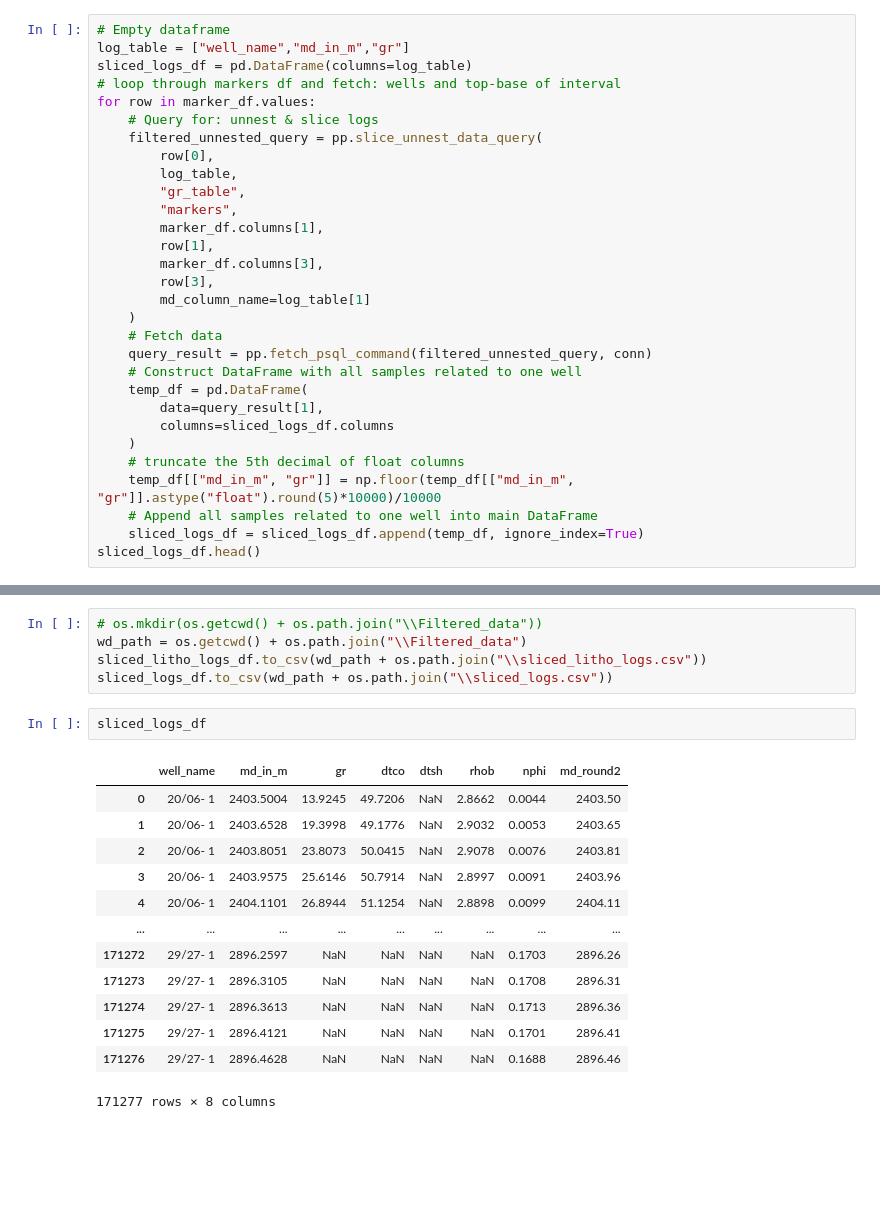
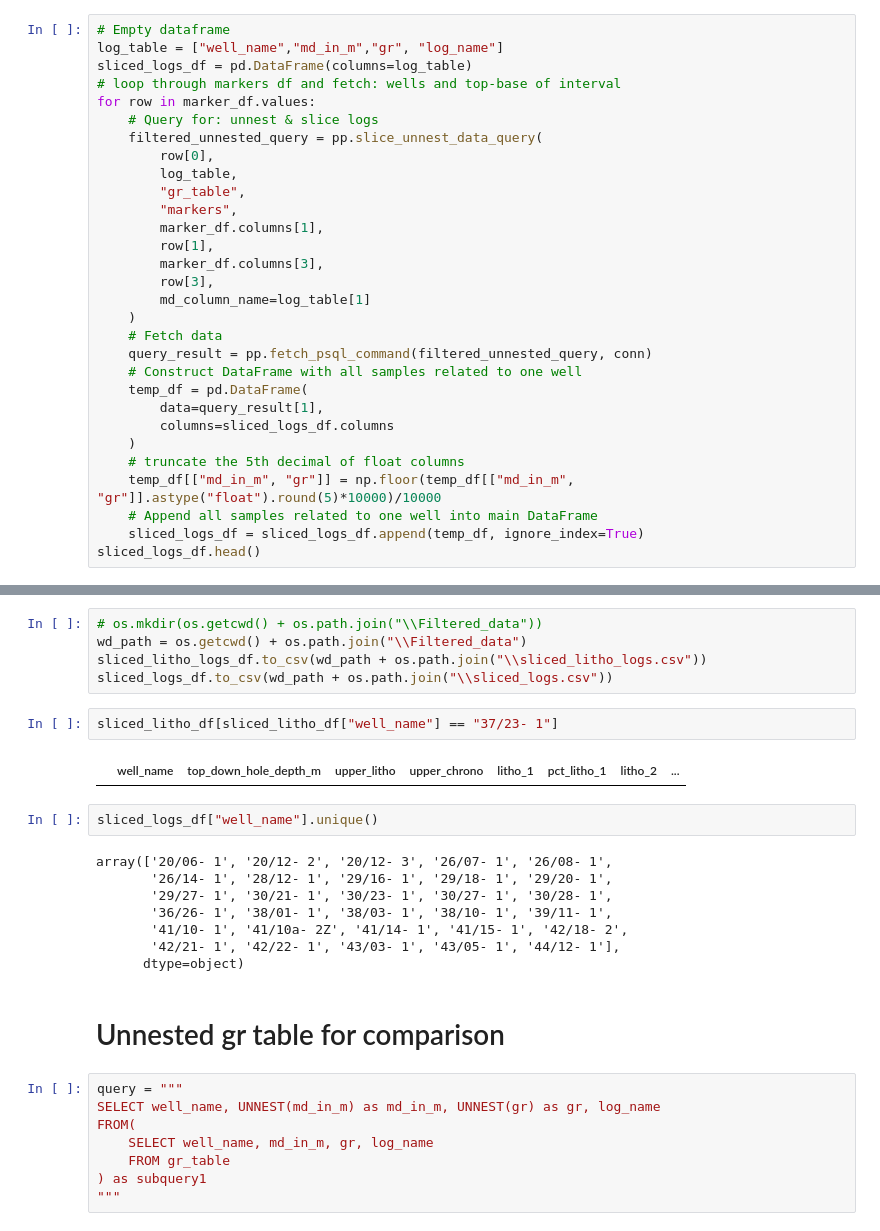
Before and after one commit to lsdR94/OpendTect_wells_to_PSQL, a Jupyter notebook: DATABASE_TURORIAL.ipynb, the cells around one changed output, grey strips where cells are left out. Drawn from its saved outputs; the diff is of its cells as text; blank space fills up the shorter version.

```diff
--- a/DATABASE_TURORIAL.ipynb
+++ b/DATABASE_TURORIAL.ipynb
@@ -1163,7 +1506,7 @@ As it was mention before, log data is organized by arrays. Arrays preclude most
 The process of unnesting and slicing is done by looping through the wells and making queries for each one of these. The following cell illustrates the process of constructing the queries with the ***py_to_psql.slice_unnest_data_query*** function and the population of the corresponding data into DataFrames. Do note that, for each row, there is a sample and a repetitive field that could potencially overload memory consumption if the logs weren't sliced. The output of the process consist of a DataFrame with more than 250.000 samples that although it contains less data than *gr_df*, it usages 16.3 mb of memory. This fact verifies that storing all the logs for all the wells in the survey using a sample organization is not memory wise.
 # %%
 # Empty dataframe
-log_table = ["well_name","md_in_m","gr"]
+log_table = ["well_name","md_in_m","gr", "log_name"]
 sliced_logs_df = pd.DataFrame(columns=log_table)
 # loop through markers df and fetch: wells and top-base of interval
 for row in marker_df.values:
@@ -1420,18 +1763,26 @@ wd_path = os.getcwd() + os.path.join("\\Filtered_data")
 sliced_litho_logs_df.to_csv(wd_path + os.path.join("\\sliced_litho_logs.csv"))
 sliced_logs_df.to_csv(wd_path + os.path.join("\\sliced_logs.csv"))
 # %%
-sliced_logs_df
+sliced_litho_df[sliced_litho_df["well_name"] == "37/23- 1"]
 # %% [output]
-|  | well_name | md_in_m | gr | dtco | dtsh | rhob | nphi | md_round2 |
-| 0 | 20/06- 1 | 2403.5004 | 13.9245 | 49.7206 | NaN | 2.8662 | 0.0044 | 2403.50 |
-| 1 | 20/06- 1 | 2403.6528 | 19.3998 | 49.1776 | NaN | 2.9032 | 0.0053 | 2403.65 |
-| 2 | 20/06- 1 | 2403.8051 | 23.8073 | 50.0415 | NaN | 2.9078 | 0.0076 | 2403.81 |
-| 3 | 20/06- 1 | 2403.9575 | 25.6146 | 50.7914 | NaN | 2.8997 | 0.0091 | 2403.96 |
-| 4 | 20/06- 1 | 2404.1101 | 26.8944 | 51.1254 | NaN | 2.8898 | 0.0099 | 2404.11 |
-| ... | ... | ... | ... | ... | ... | ... | ... | ... |
-| 171272 | 29/27- 1 | 2896.2597 | NaN | NaN | NaN | NaN | 0.1703 | 2896.26 |
-| 171273 | 29/27- 1 | 2896.3105 | NaN | NaN | NaN | NaN | 0.1708 | 2896.31 |
-| 171274 | 29/27- 1 | 2896.3613 | NaN | NaN | NaN | NaN | 0.1713 | 2896.36 |
-| 171275 | 29/27- 1 | 2896.4121 | NaN | NaN | NaN | NaN | 0.1701 | 2896.41 |
-| 171276 | 29/27- 1 | 2896.4628 | NaN | NaN | NaN | NaN | 0.1688 | 2896.46 |
+|  | well_name | top_down_hole_depth_m | upper_litho | upper_chrono | litho_1 | pct_litho_1 | litho_2 | ... |
-171277 rows × 8 columns
+# %%
+sliced_logs_df["well_name"].unique()
+# %% [output]
+array(['20/06- 1', '20/12- 2', '20/12- 3', '26/07- 1', '26/08- 1',
+       '26/14- 1', '28/12- 1', '29/16- 1', '29/18- 1', '29/20- 1',
+       '29/27- 1', '30/21- 1', '30/23- 1', '30/27- 1', '30/28- 1',
+       '36/26- 1', '38/01- 1', '38/03- 1', '38/10- 1', '39/11- 1',
+       '41/10- 1', '41/10a- 2Z', '41/14- 1', '41/15- 1', '42/18- 2',
+       '42/21- 1', '42/22- 1', '43/03- 1', '43/05- 1', '44/12- 1'],
+      dtype=object)
+# %% [markdown]
+# Unnested gr table for comparison
+# %%
+query = """
+SELECT well_name, UNNEST(md_in_m) as md_in_m, UNNEST(gr) as gr, log_name
+FROM(
+    SELECT well_name, md_in_m, gr, log_name
+    FROM gr_table
+) as subquery1
+"""
```
Also changed, not shown: parts of 32 cells of this notebook.
